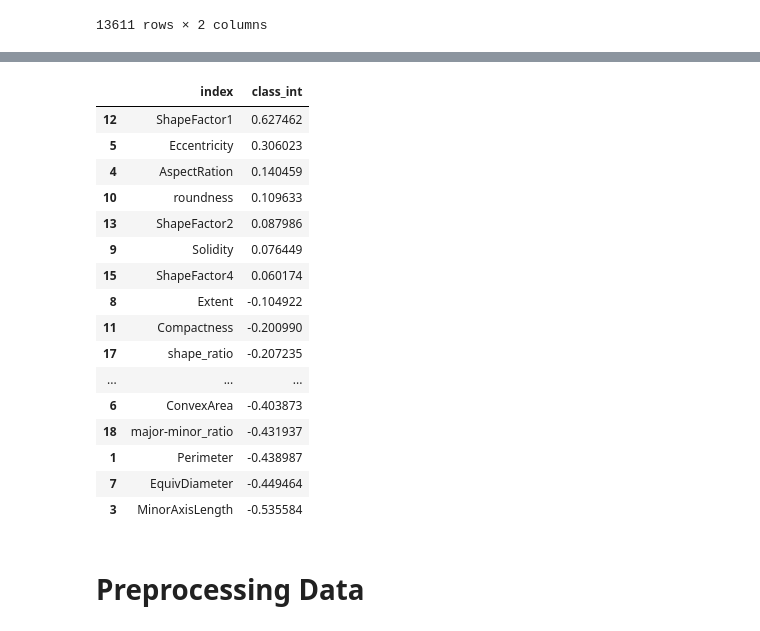
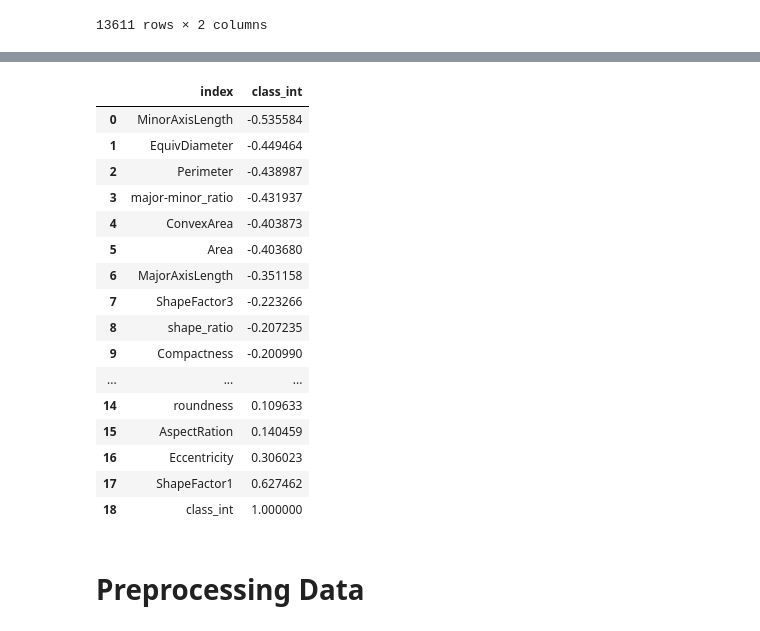
Before and after one commit to soheil-asgari/Dry-Bean-ML, a Jupyter notebook: main.ipynb, the cells around one changed output, grey strips where cells are left out. Cells and saved outputs as stored; diff of their text form; code cells hidden in the pictures.

```diff
--- a/main.ipynb
+++ b/main.ipynb
@@ -234,28 +247,27 @@ dataset_corr.head()
 | 2 | 29380 | 624.110 | 212.826130 | 175.931143 | 1.209713 | 0.562727 | 29690 | ... |
 | 3 | 30008 | 645.884 | 210.557999 | 182.516516 | 1.153638 | 0.498616 | 30724 | ... |
 | 4 | 30140 | 620.134 | 201.847882 | 190.279279 | 1.060798 | 0.333680 | 30417 | ... |
-# %%
-dataset_corr.corr()["class_int"].reset_index().sort_values(
-    by="class_int", ascending=False
-)[1:]
-# %% [output]
-|  | index | class_int |
-| 12 | ShapeFactor1 | 0.627462 |
-| 5 | Eccentricity | 0.306023 |
-| 4 | AspectRation | 0.140459 |
-| 10 | roundness | 0.109633 |
-| 13 | ShapeFactor2 | 0.087986 |
-| 9 | Solidity | 0.076449 |
-| 15 | ShapeFactor4 | 0.060174 |
-| 8 | Extent | -0.104922 |
-| 11 | Compactness | -0.200990 |
-| 17 | shape_ratio | -0.207235 |
-| ... | ... | ... |
-| 6 | ConvexArea | -0.403873 |
-| 18 | major-minor_ratio | -0.431937 |
-| 1 | Perimeter | -0.438987 |
-| 7 | EquivDiameter | -0.449464 |
-| 3 | MinorAxisLength | -0.535584 |
+# %%
+# Find the relationship between any data
+dataset_corr.corr()["class_int"].sort_values().reset_index()
+# %% [output]
+|  | index | class_int |
+| 0 | MinorAxisLength | -0.535584 |
+| 1 | EquivDiameter | -0.449464 |
+| 2 | Perimeter | -0.438987 |
+| 3 | major-minor_ratio | -0.431937 |
+| 4 | ConvexArea | -0.403873 |
+| 5 | Area | -0.403680 |
+| 6 | MajorAxisLength | -0.351158 |
+| 7 | ShapeFactor3 | -0.223266 |
+| 8 | shape_ratio | -0.207235 |
+| 9 | Compactness | -0.200990 |
+| ... | ... | ... |
+| 14 | roundness | 0.109633 |
+| 15 | AspectRation | 0.140459 |
+| 16 | Eccentricity | 0.306023 |
+| 17 | ShapeFactor1 | 0.627462 |
+| 18 | class_int | 1.000000 |
 # %% [markdown]
 # Preprocessing Data
 # %%
```
Also changed, not shown: parts of 27 cells of this notebook.
